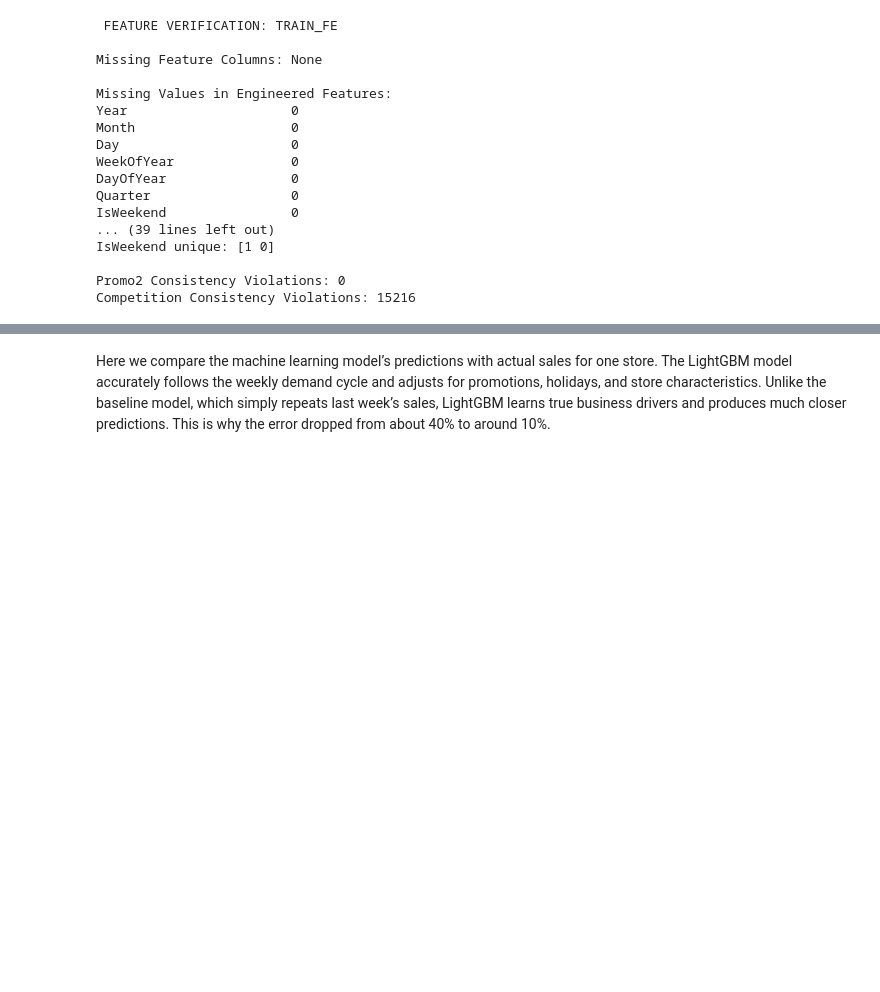
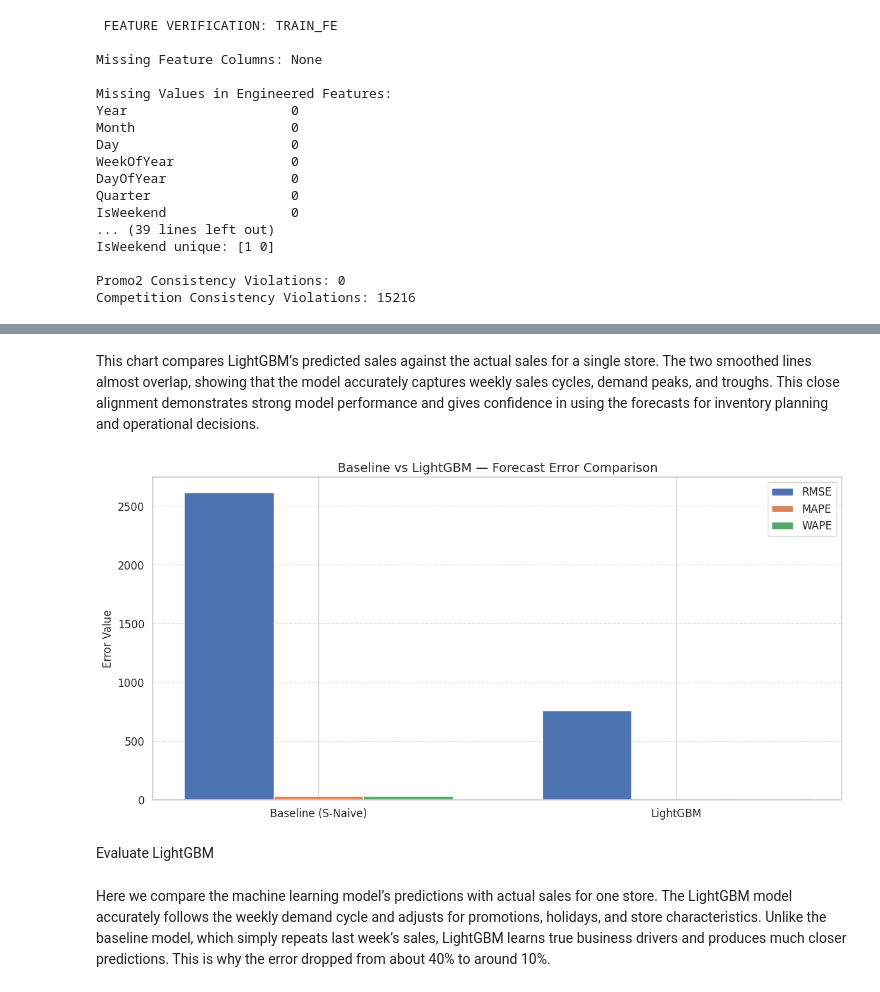
Before and after one commit to valentine96/Demand-Planning-and-Forecasting, a Jupyter notebook: notebooks/01_Data_Cleaning_and__EDA.ipynb, the cells around one changed output, grey strips where cells are left out. Saved outputs shown, nothing was run; the diff lists cells and outputs as text; code cells hidden in the pictures; blank space fills up the shorter version.

```diff
--- a/notebooks/01_Data_Cleaning_and__EDA.ipynb
+++ b/notebooks/01_Data_Cleaning_and__EDA.ipynb
@@ -1226,2 +1213,45 @@ plt.show()
+# %% [markdown]
+This chart compares LightGBM’s predicted sales against the actual sales for a single store.
+The two smoothed lines almost overlap, showing that the model accurately captures weekly sales cycles, demand peaks, and troughs.
+This close alignment demonstrates strong model performance and gives confidence in using the forecasts for inventory planning and operational decisions.
+# %%
+# === METRIC VALUES (Replace with your actual numbers) ===
+rmse_baseline = 2614.59
+mape_baseline = 31.82
+wape_baseline = 31.18
+
+rmse_lgb = 756.86
+mape_lgb = 8.57
+wape_lgb = 8.45
+
+# Combine metrics
+models = ['Baseline (S-Naive)', 'LightGBM']
+rmse_values = [rmse_baseline, rmse_lgb]
+mape_values = [mape_baseline, mape_lgb]
+wape_values = [wape_baseline, wape_lgb]
+
+x = np.arange(len(models))
+width = 0.25
+
+plt.figure(figsize=(12, 6))
+
+# bars
+plt.bar(x - width, rmse_values, width, label='RMSE')
+plt.bar(x, mape_values, width, label='MAPE')
+plt.bar(x + width, wape_values, width, label='WAPE')
+
+# title & labels
+plt.title("Baseline vs LightGBM — Forecast Error Comparison", fontsize=14)
+plt.xticks(x, models, fontsize=12)
+plt.ylabel("Error Value", fontsize=12)
+plt.legend()
+
+plt.grid(axis='y', linestyle='--', alpha=0.5)
+plt.tight_layout()
+plt.show()
+# %% [output]
+[figure, added]
+# %% [markdown]
+Evaluate LightGBM
 # %% [markdown]
 Here we compare the machine learning model’s predictions with actual sales for one store. The LightGBM model accurately follows the weekly demand cycle and adjusts for promotions, holidays, and store characteristics. Unlike the baseline model, which simply repeats last week’s sales, LightGBM learns true business drivers and produces much closer predictions. This is why the error dropped from about 40% to around 10%.
```
Also changed, not shown: parts of 75 cells of this notebook.
